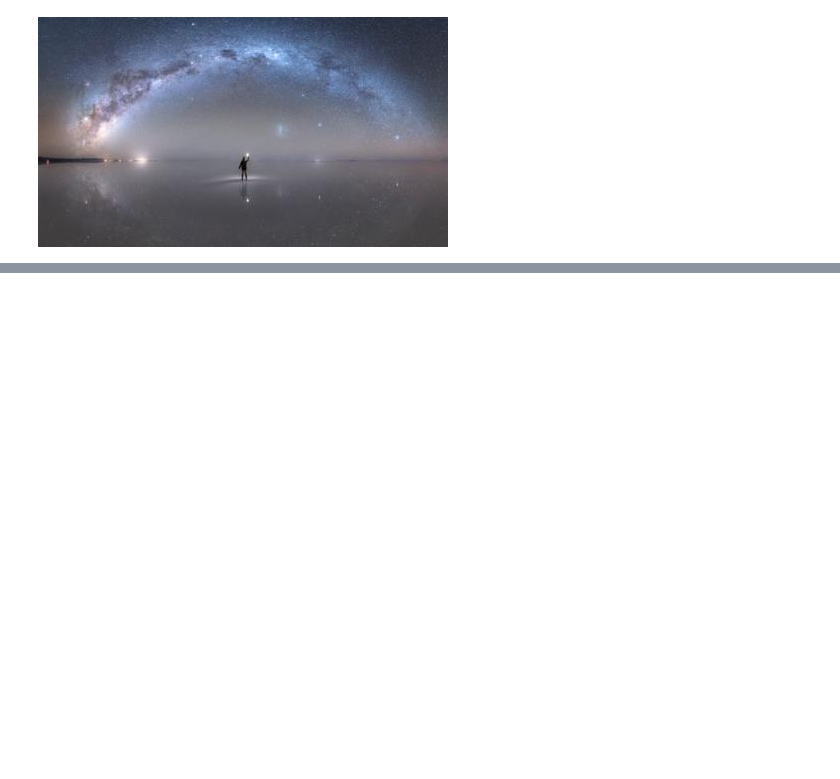
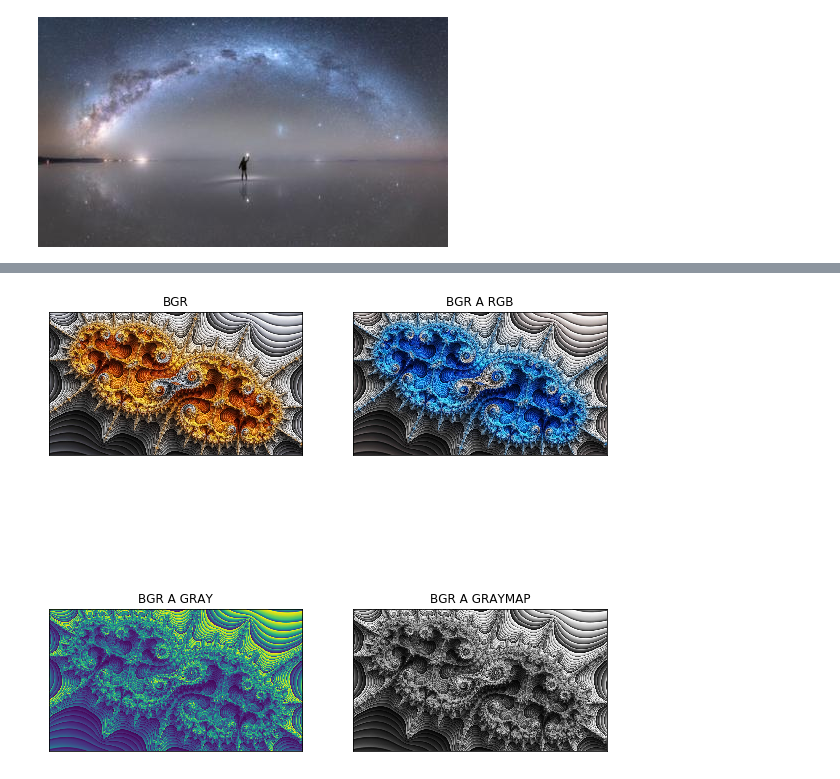
Before and after one commit to JuanRenza/Imagenes, a Jupyter notebook: Clase1.ipynb, the cells around one changed output, grey strips where cells are left out. Cells and saved outputs as stored; diff of their text form; code cells hidden in the pictures; blank space fills up the shorter version.

```diff
--- a/Clase1.ipynb
+++ b/Clase1.ipynb
@@ -67,0 +115,51 @@ plt.show()
+# %%
+img2BGR = cv2.imread('prueba2.jpg', cv2.IMREAD_COLOR)
+img2RGB = cv2.cvtColor(img2BGR, cv2.COLOR_BGR2RGB)
+img2GRAY = cv2.cvtColor(img2BGR, cv2.COLOR_BGR2GRAY)
+
+#Genero metodos para recibir imagenes y mostrarlas
+
+def display_one(a, title1 = "Original"):
+  plt.imshow(a), plt.title(title1)
+  plt.xticks([]), plt.yticks([])
+  plt.show()
+
+def display_two(a,b, title1 = "Original", title2="Edited"):
+  plt.figure(figsize=(15,15))
+  plt.subplot(121), plt.imshow(a), plt.title(title1)
+  plt.xticks([]), plt.yticks([])
+  plt.subplot(122), plt.imshow(b), plt.title(title2)
+  plt.xticks([]), plt.yticks([])
+  plt.show()
+
+def display_two(a,b, title1 = "Original", title2="Edited"):
+  plt.figure(figsize=(15,15))
+  plt.subplot(121), plt.imshow(a), plt.title(title1)
+  plt.xticks([]), plt.yticks([])
+  plt.subplot(122), plt.imshow(b), plt.title(title2)
+  plt.xticks([]), plt.yticks([])
+  plt.show()
+
+def display_twogray(a,b, title1 = "Original", title2="Edited"):
+  plt.figure(figsize=(15,15))
+  plt.subplot(121), plt.imshow(a), plt.title(title1)
+  plt.xticks([]), plt.yticks([])
+  plt.subplot(122), plt.imshow(b, cmap='gray'), plt.title(title2)
+  plt.xticks([]), plt.yticks([])
+  plt.show()
+
+def display_fourgray(a, b, c, d, title1 = "Original", title2="Edited", title3 = "Edited", title4="Edited"):
+  plt.figure(figsize=(10,10))
+  plt.subplot(221), plt.imshow(a), plt.title(title1)
+  plt.xticks([]), plt.yticks([])
+  plt.subplot(222), plt.imshow(b), plt.title(title2)
+  plt.xticks([]), plt.yticks([])
+  plt.subplot(223), plt.imshow(c), plt.title(title3)
+  plt.xticks([]), plt.yticks([])
+  plt.subplot(224), plt.imshow(d, cmap='gray'), plt.title(title4)
+  plt.xticks([]), plt.yticks([])
+  plt.show()
+
+display_fourgray(img2BGR,img2RGB, img2GRAY, img2GRAY, "BGR", "BGR A RGB", "BGR A GRAY", "BGR A GRAYMAP")
+# %% [output]
+[figure, added]
```
Also changed, not shown: parts of 8 cells of this notebook.
